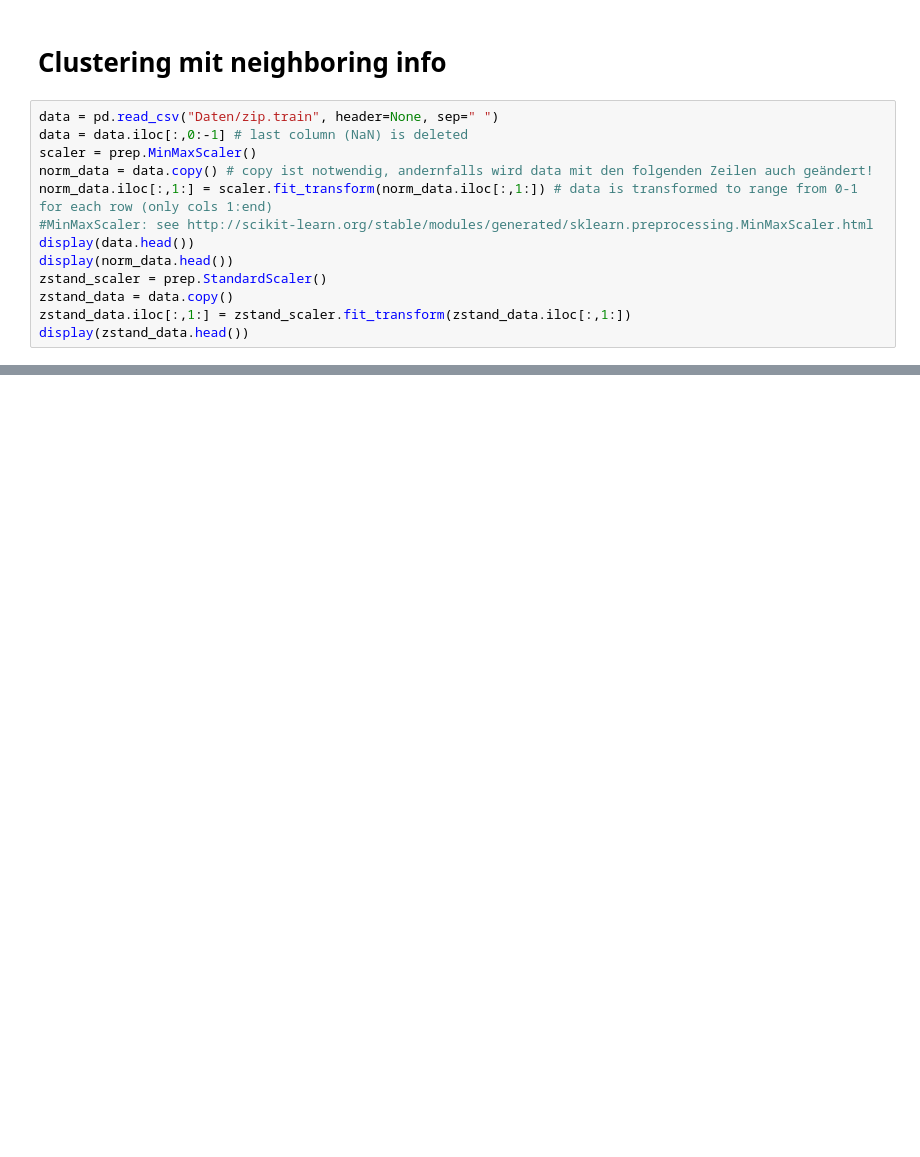
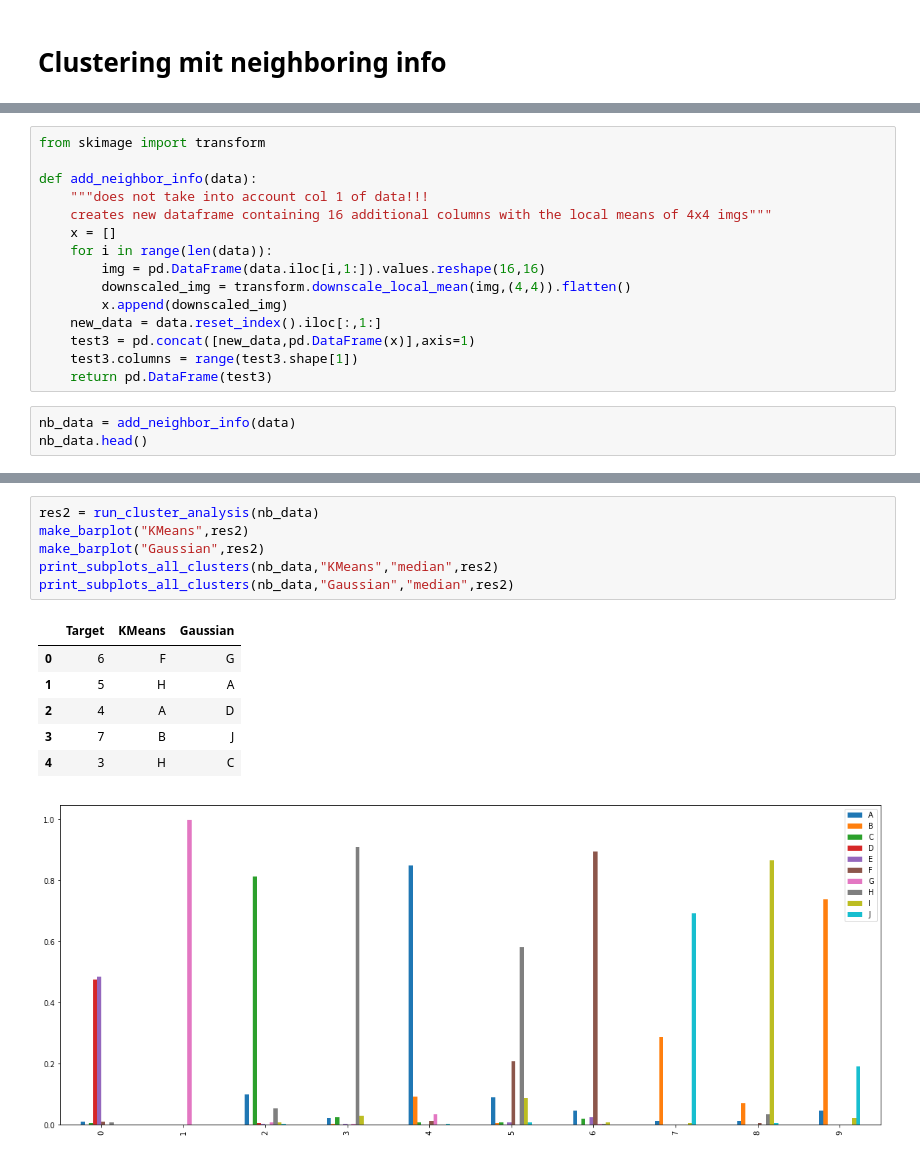
Before and after one commit to r9d9/descript_analysis, a Jupyter notebook: Descriptives_Digits.ipynb, the cells around one changed output, grey strips where cells are left out. Saved outputs shown, nothing was run; the diff lists cells and outputs as text; blank space fills up the shorter version.

```diff
--- a/Descriptives_Digits.ipynb
+++ b/Descriptives_Digits.ipynb
@@ -368,15 +398,2 @@ print_subplots_all_clusters("Gaussian","median",res)
 # %% [markdown]
 # Clustering mit neighboring info
-# %%
-data = pd.read_csv("Daten/zip.train", header=None, sep=" ")
-data = data.iloc[:,0:-1] # last column (NaN) is deleted
-scaler = prep.MinMaxScaler()
-norm_data = data.copy() # copy ist notwendig, andernfalls wird data mit den folgenden Zeilen auch geändert!
-norm_data.iloc[:,1:] = scaler.fit_transform(norm_data.iloc[:,1:]) # data is transformed to range from 0-1 for each row (only cols 1:end)
-#MinMaxScaler: see http://scikit-learn.org/stable/modules/generated/sklearn.preprocessing.MinMaxScaler.html
-display(data.head())
-display(norm_data.head())
-zstand_scaler = prep.StandardScaler()
-zstand_data = data.copy()
-zstand_data.iloc[:,1:] = zstand_scaler.fit_transform(zstand_data.iloc[:,1:])
-display(zstand_data.head())
@@ -405,0 +400,18 @@ print_sample_row_pics(test)
+# %%
+from skimage import transform
+
+def add_neighbor_info(data):
+    """does not take into account col 1 of data!!!
+    creates new dataframe containing 16 additional columns with the local means of 4x4 imgs"""
+    x = []
+    for i in range(len(data)):
+        img = pd.DataFrame(data.iloc[i,1:]).values.reshape(16,16)
+        downscaled_img = transform.downscale_local_mean(img,(4,4)).flatten()
+        x.append(downscaled_img)
+    new_data = data.reset_index().iloc[:,1:]
+    test3 = pd.concat([new_data,pd.DataFrame(x)],axis=1)
+    test3.columns = range(test3.shape[1])
+    return pd.DataFrame(test3)
+# %%
+nb_data = add_neighbor_info(data)
+nb_data.head()
@@ -405,0 +426,14 @@ print_sample_row_pics(test)
+# %%
+res2 = run_cluster_analysis(nb_data)
+make_barplot("KMeans",res2)
+make_barplot("Gaussian",res2)
+print_subplots_all_clusters(nb_data,"KMeans","median",res2)
+print_subplots_all_clusters(nb_data,"Gaussian","median",res2)
+# %% [output]
+|  | Target | KMeans | Gaussian |
+| 0 | 6 | F | G |
+| 1 | 5 | H | A |
+| 2 | 4 | A | D |
+| 3 | 7 | B | J |
+| 4 | 3 | H | C |
+[figure, added]
```
Also changed, not shown: parts of 9 cells of this notebook.
